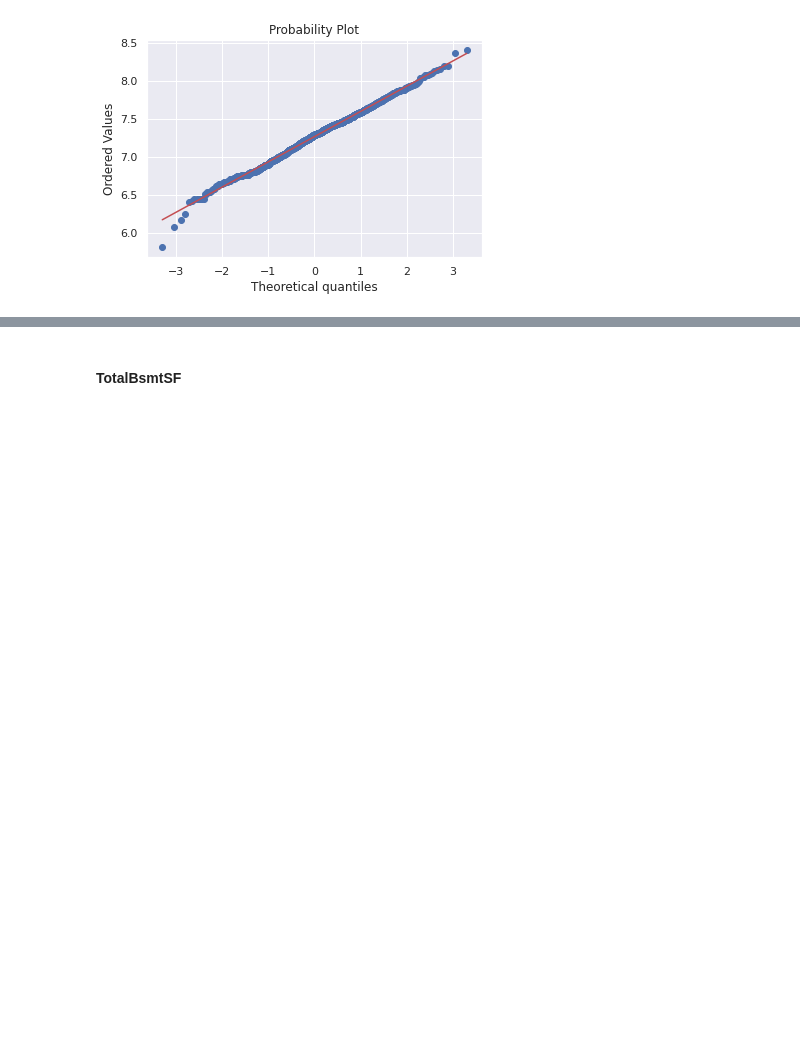
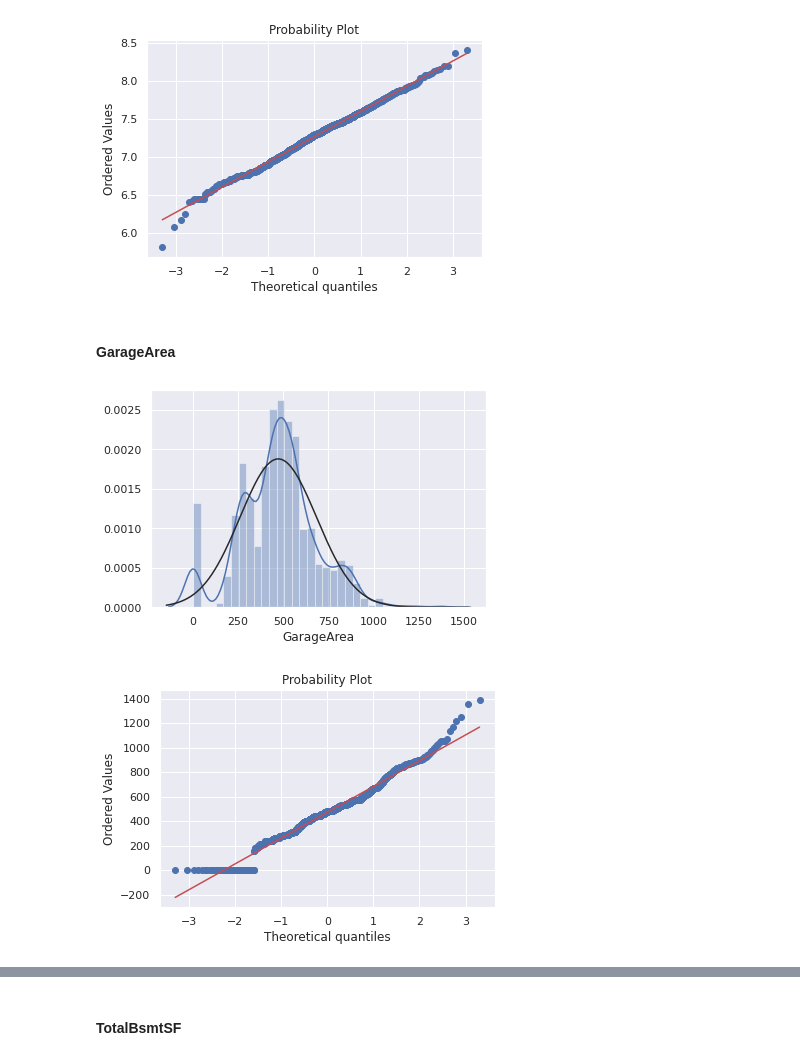
Before and after one commit to gnkm/kaggle.house-prices, a Jupyter notebook: notebooks/EDA.ipynb, the cells around one changed output, grey strips where cells are left out. Cells and saved outputs as stored; diff of their text form; code cells hidden in the pictures; blank space fills up the shorter version.

```diff
--- a/notebooks/EDA.ipynb
+++ b/notebooks/EDA.ipynb
@@ -497,3 +504,12 @@ res = stats.probplot(df_train['GrLivArea'], plot=plt)
 # %% [output]
 [figure]
 [figure]
+# %% [markdown]
+#### GarageArea
+# %%
+sns.distplot(df_train['GarageArea'], fit=norm);
+fig = plt.figure()
+res = stats.probplot(df_train['GarageArea'], plot=plt)
+# %% [output]
+[figure, added]
+[figure, added]
```
Also changed, not shown: parts of 17 cells of this notebook.
